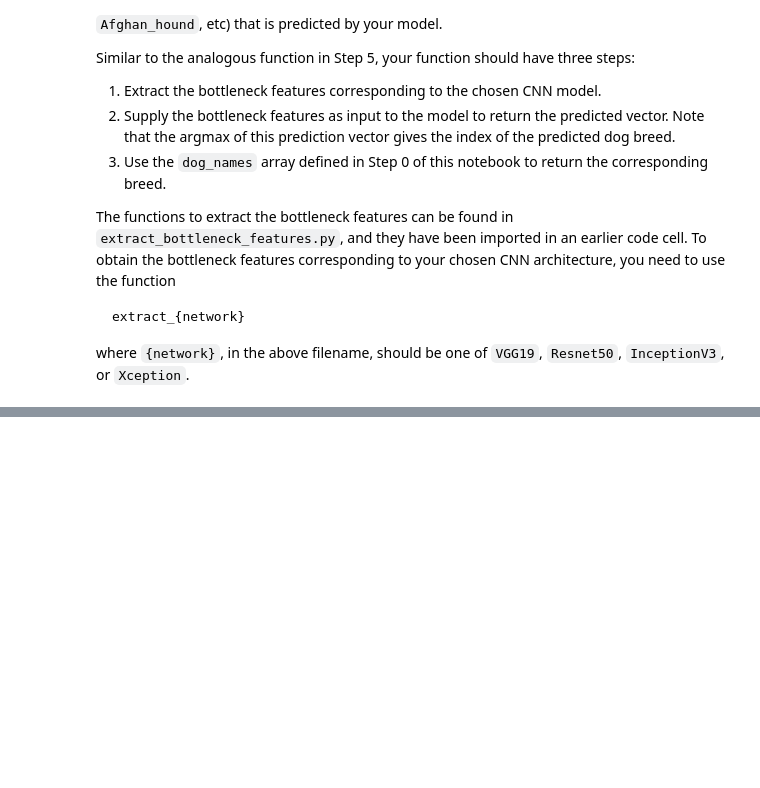
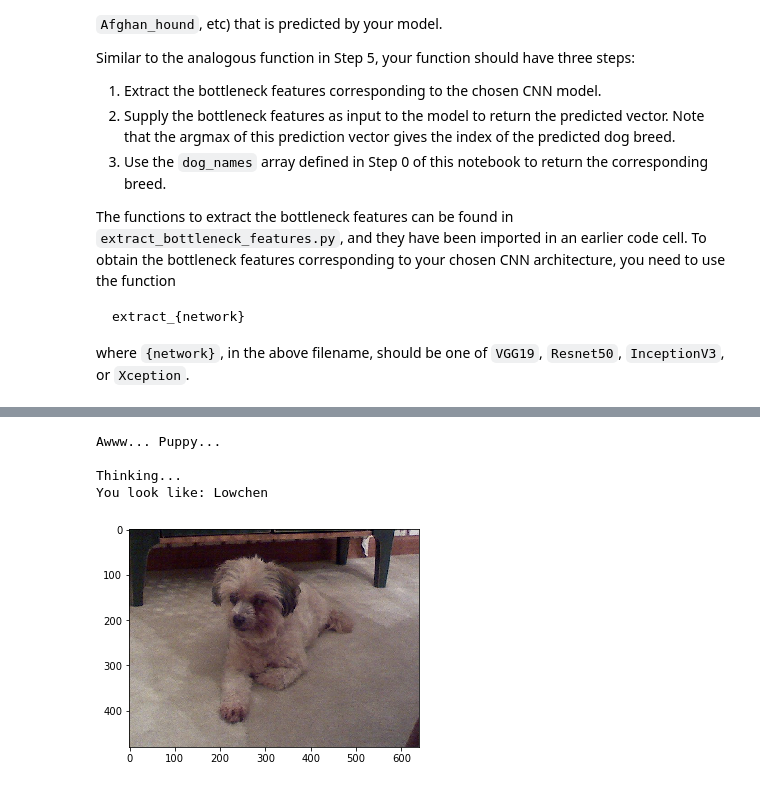
Before and after one commit to KrisDenio/dog-project, a Jupyter notebook: dog_app.ipynb, the cells around one changed output, grey strips where cells are left out. Cells and saved outputs as stored; diff of their text form; code cells hidden in the pictures; blank space fills up the shorter version.

```diff
--- a/dog_app.ipynb
+++ b/dog_app.ipynb
@@ -685,3 +938,26 @@ __Answer:__
 ## TODO: Execute your algorithm from Step 6 on
 ## at least 6 images on your computer.
 ## Feel free to use as many code cells as needed.
+
+def dog_or_human(img_path):
+    prob_human, prob_dog = face_detector(img_path), dog_detector(img_path)
+
+    if prob_human > prob_dog:
+        print("\nEwww, a human!\n")
+    else:
+        print("\nAwww... Puppy...\n")
+
+    img = mpimg.imread(img_path)
+    plt.imshow(img)
+
+    print("Thinking...")
+    prediction = Xception_predict_breed(img_path)
+    print("You look like: " + prediction)
+# %%
+dog_or_human("images/Lily1.jpg")
+# %% [output]
+Awww... Puppy...
+
+Thinking...
+You look like: Lowchen
+[figure, added]
```
Also changed, not shown: parts of 35 cells of this notebook, 17 other files.
